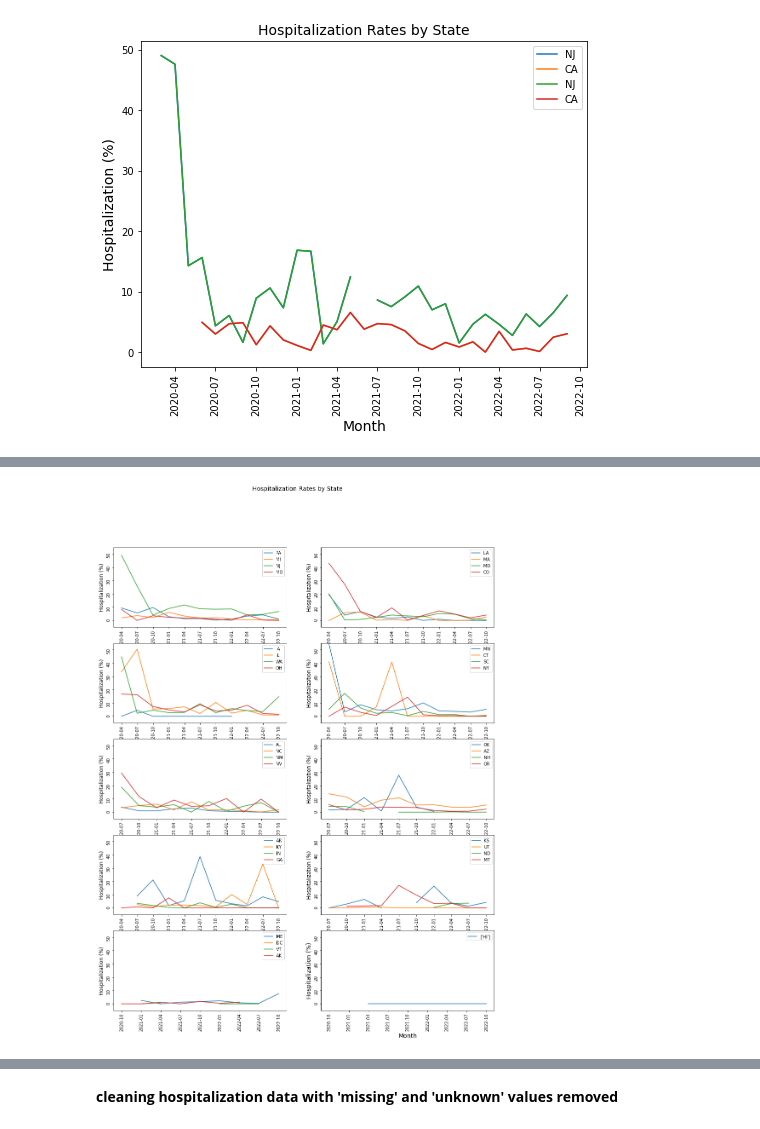
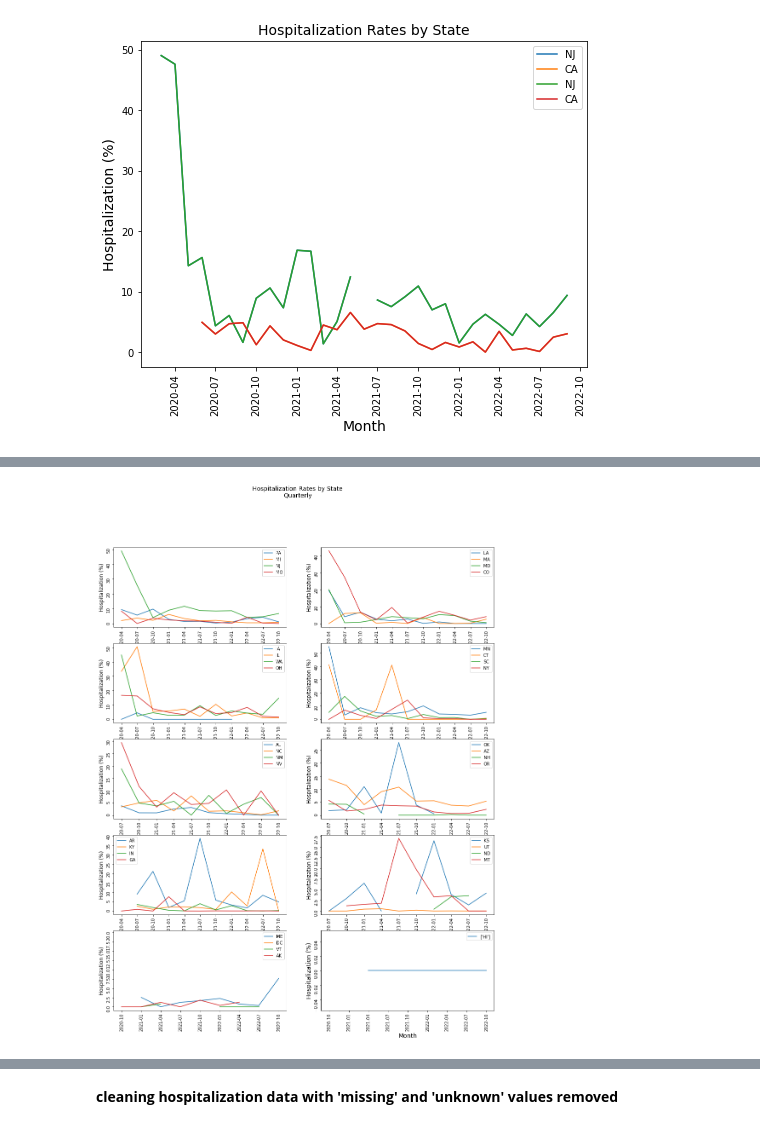
Before and after one commit to DeeVerma1/Project-4, a Jupyter notebook: code/02.3-EDA_COVID_Surveillance.ipynb, the cells around one changed output, grey strips where cells are left out. Drawn from its saved outputs; the diff is of its cells as text; code cells hidden in the pictures.

```diff
--- a/code/02.3-EDA_COVID_Surveillance.ipynb
+++ b/code/02.3-EDA_COVID_Surveillance.ipynb
@@ -640,15 +735,19 @@ def state_hosp(df, states):
 
         if i==1:
             df_state_hosp=pd.DataFrame(state_percentage)
-
+            df_state_hosp_total=pd.DataFrame(state_total)
         else:
             df_state_hosp1=pd.DataFrame(state_percentage)
             df_state_hosp=pd.concat([df_state_hosp, df_state_hosp1], axis=1)
+
+            df_state_hosp_total1=pd.DataFrame(state_total)
+            df_state_hosp_total=pd.concat([df_state_hosp_total, df_state_hosp_total1], axis=1)
         i+=1
 
         df_state_hosp.rename(columns={df_state_hosp.columns[-1]: state},inplace=True)
+        df_state_hosp_total.rename(columns={df_state_hosp_total.columns[-1]: state},inplace=True)
 
-    return df_state_hosp
+    return df_state_hosp, df_state_hosp_total
 # %%
 def plot_state_hosp(df_state_hosp,states):
     '''This function creates the time plot of hospitalization rate for state'''
@@ -663,7 +762,16 @@ def plot_state_hosp(df_state_hosp,states):
     plt.legend();
     return
 # %%
+#-----Naming convention----
+# df_state_hosp- has the hospitalization percentage - dropped missing and unknown
+#df_state_hosp_total- has total number of cases
+
+# df_state_hosp_comp- has the hospitalization percentage - imputing missing and unknown hospitalization - 0
+#df_state_hosp_comp_total- has total number of cases
+# ---------
+
 #Calculating hospitalization rates for all the states- dropped missing/rename
-df_state_hosp=state_hosp(df_surv_hosp,df_surv_states)
+df_state_hosp,df_state_hosp_total=state_hosp(df_surv_hosp,df_surv_states)
+
 #Calculating hospitalization rates for all the states-  including missing/rename as 0
-df_state_hosp_comp=state_hosp(df_surv_hosp_comp,df_surv_states)
+df_state_hosp_comp, df_state_hosp_comp_total=state_hosp(df_surv_hosp_comp,df_surv_states)
@@ -697,5 +827,7 @@ state_hosp_quaterly.tail()
 # %%
-def hosp_time_plot(df_state_hosp, df_surv_states):
+def hosp_time_plot(df_state_hosp, df_surv_states, title, ylabel):
+
+    '''This function plots time plots for hospitalization per state for all the states'''
     figure, ax = plt.subplots(nrows=5,ncols=2, figsize=(16,20))
     # figure.tight_layout()
 
@@ -704,18 +836,19 @@ def hosp_time_plot(df_state_hosp, df_surv_states):
         for j in range(2):
             ax[i][j].plot(df_state_hosp[df_surv_states[(k-1)*5:(k-1)*5+4]], label=df_surv_states[(k-1)*5:(k-1)*5+4])
             k+=1
-            ax[i][j].set_ylabel('Hospitalization (%)', size=12)
+            ax[i][j].set_ylabel(ylabel, size=12)
             ax[i][j].tick_params(labelrotation=90)
             ax[i][j].legend()
-            ax[i][j].set_ylim(-5,55)
+            # ax[i][j].set_ylim(-5,55)
 
-        plt.suptitle('Hospitalization Rates by State', size=14)
+        plt.suptitle(title, size=14)
         plt.ylabel('Hospitalization (%)', size=14)
         plt.xlabel('Month', size=14)
         plt.xticks(rotation=90);
+        # plt.yticks(rotation=90)
 
     return
 # %%
-hosp_time_plot(state_hosp_quaterly, df_surv_states)
+hosp_time_plot(state_hosp_quaterly, df_surv_states, 'Hospitalization Rates by State\nQuarterly', 'Hospitalization (%)')
 # %% [output]
-[figure, old version]
+[figure, new version]
```
Also changed, not shown: parts of 70 cells of this notebook, 5 other files.
